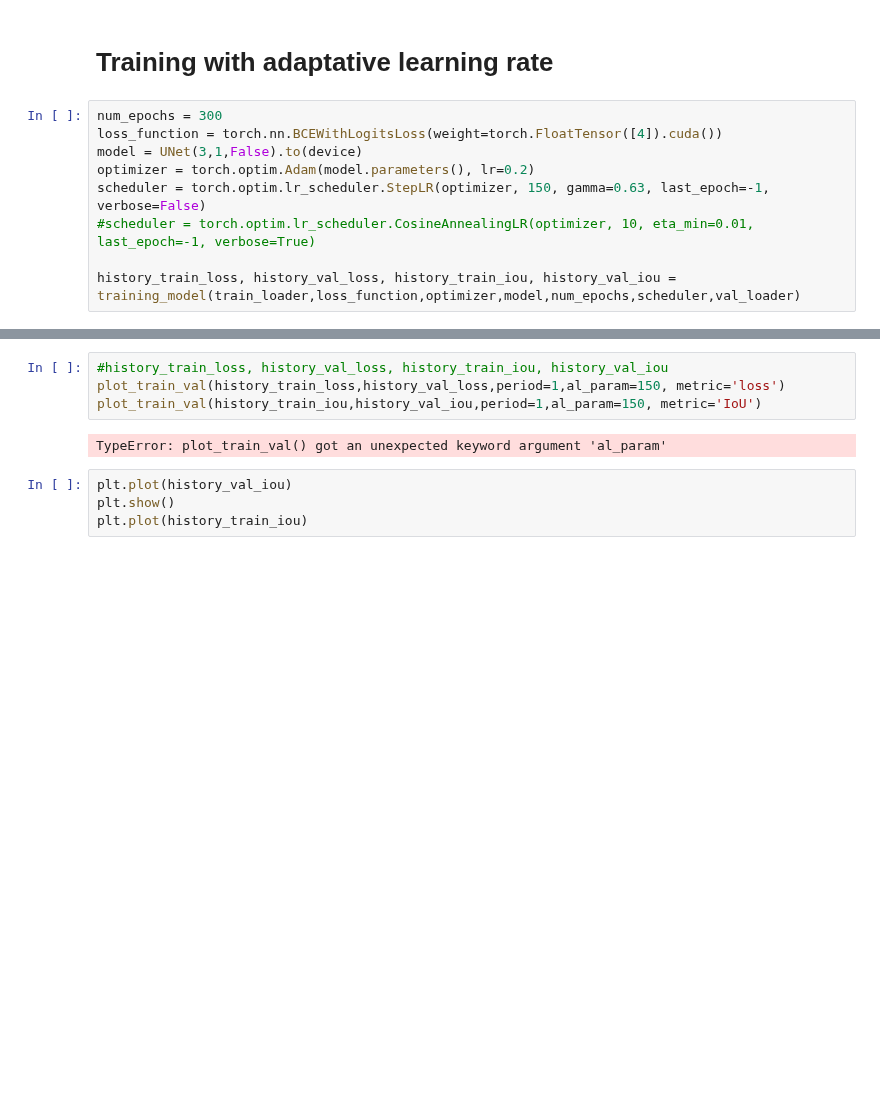
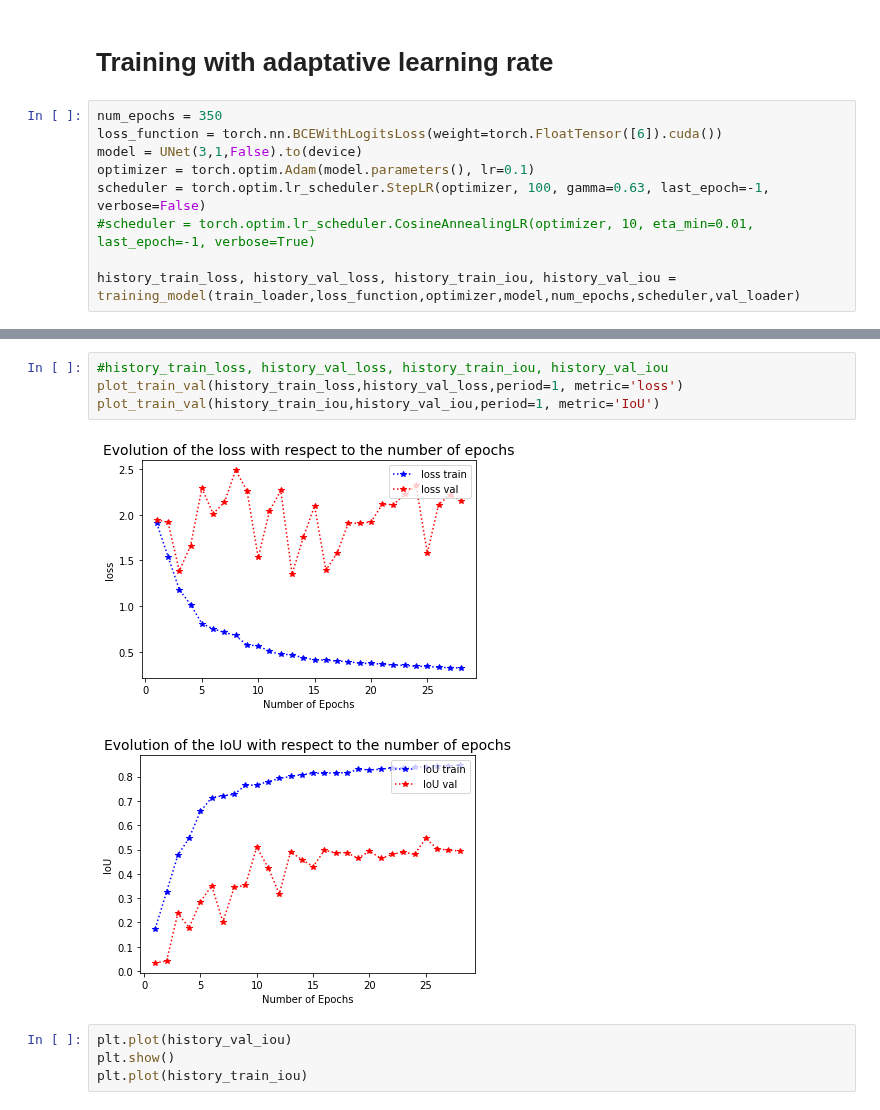
Before and after one commit to riccardocadei/photovoltaic-detection, a Jupyter notebook: main.ipynb, the cells around one changed output, grey strips where cells are left out. Saved outputs shown, nothing was run; the diff lists cells and outputs as text; blank space fills up the shorter version.

Commit message:
update parameters

```diff
--- a/main.ipynb
+++ b/main.ipynb
@@ -92,11 +92,11 @@ model.load_state_dict(torch.load(path))
 # %% [markdown]
 # Training with adaptative learning rate
 # %%
-num_epochs = 300
-loss_function = torch.nn.BCEWithLogitsLoss(weight=torch.FloatTensor([4]).cuda())
+num_epochs = 350
+loss_function = torch.nn.BCEWithLogitsLoss(weight=torch.FloatTensor([6]).cuda())
 model = UNet(3,1,False).to(device)
-optimizer = torch.optim.Adam(model.parameters(), lr=0.2)
-scheduler = torch.optim.lr_scheduler.StepLR(optimizer, 150, gamma=0.63, last_epoch=-1, verbose=False)
+optimizer = torch.optim.Adam(model.parameters(), lr=0.1)
+scheduler = torch.optim.lr_scheduler.StepLR(optimizer, 100, gamma=0.63, last_epoch=-1, verbose=False)
 #scheduler = torch.optim.lr_scheduler.CosineAnnealingLR(optimizer, 10, eta_min=0.01, last_epoch=-1, verbose=True)
 
 history_train_loss, history_val_loss, history_train_iou, history_val_iou = training_model(train_loader,loss_function,optimizer,model,num_epochs,scheduler,val_loader)
@@ -105,9 +121,10 @@ TypeError: super(type, obj): obj must be an instance or subtype of type
 # %%
 #history_train_loss, history_val_loss, history_train_iou, history_val_iou
-plot_train_val(history_train_loss,history_val_loss,period=1,al_param=150, metric='loss')
-plot_train_val(history_train_iou,history_val_iou,period=1,al_param=150, metric='IoU')
+plot_train_val(history_train_loss,history_val_loss,period=1, metric='loss')
+plot_train_val(history_train_iou,history_val_iou,period=1, metric='IoU')
 # %% [output]
-TypeError: plot_train_val() got an unexpected keyword argument 'al_param'
+[figure, added]
+[figure, added]
 # %%
 plt.plot(history_val_iou)
 plt.show()
```
Also changed, not shown: parts of 4 cells of this notebook, 3 other files.
